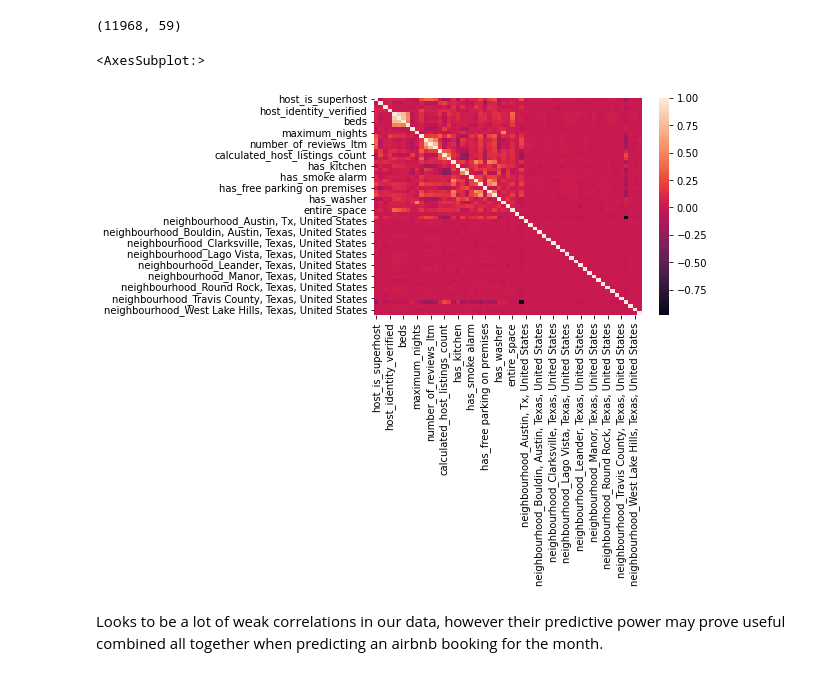
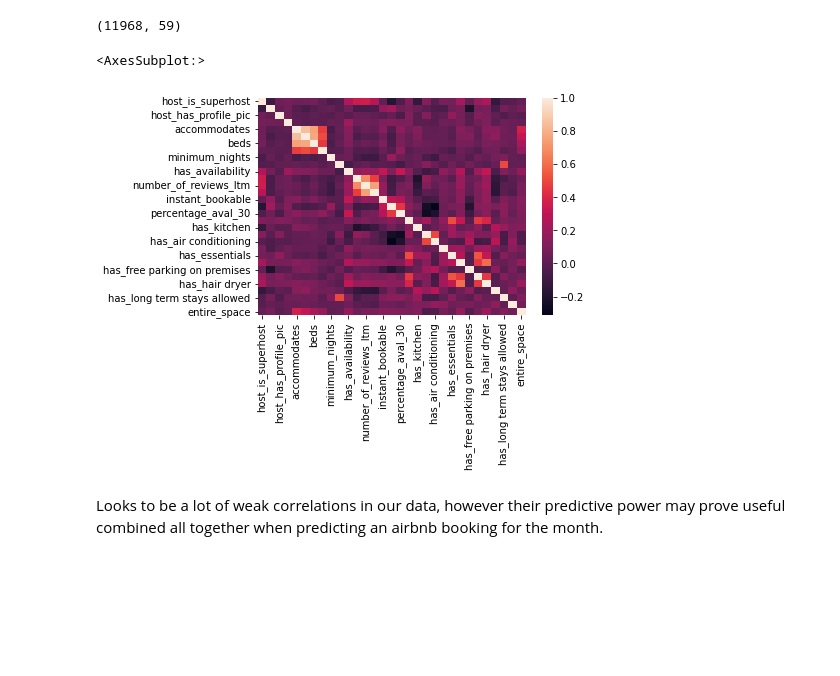
Before and after one commit to mgfos207/Springboard, a Jupyter notebook: Module 18/18.3.1/modeling.ipynb, the cells around one changed output. Saved outputs shown, nothing was run; the diff lists cells and outputs as text; code cells hidden in the pictures; blank space fills up the shorter version.

```diff
--- a/Module 18/18.3.1/modeling.ipynb
+++ b/Module 18/18.3.1/modeling.ipynb
@@ -187,11 +188,15 @@ df.head()
 df.shape
 # %% [output]
 (11968, 59)
-# %%
-sns.heatmap(df.corr())
-# %% [output]
-<AxesSubplot:>
-[figure, removed]
+# %%
+neighbourhood_cols = list(df.filter(regex='neighbourhood').columns)
+# %%
+subset_df = df.loc[:, ~df.columns.isin(neighbourhood_cols)]
+subset_df
+sns.heatmap(subset_df.corr())
+# %% [output]
+<AxesSubplot:>
+[figure, added]
 # %% [markdown]
 Looks to be a lot of weak correlations in our data, however their predictive power may prove useful combined all together when predicting an airbnb booking for the month.
 # %%
```
Also changed, not shown: parts of 2 cells of this notebook, 14 other files.
